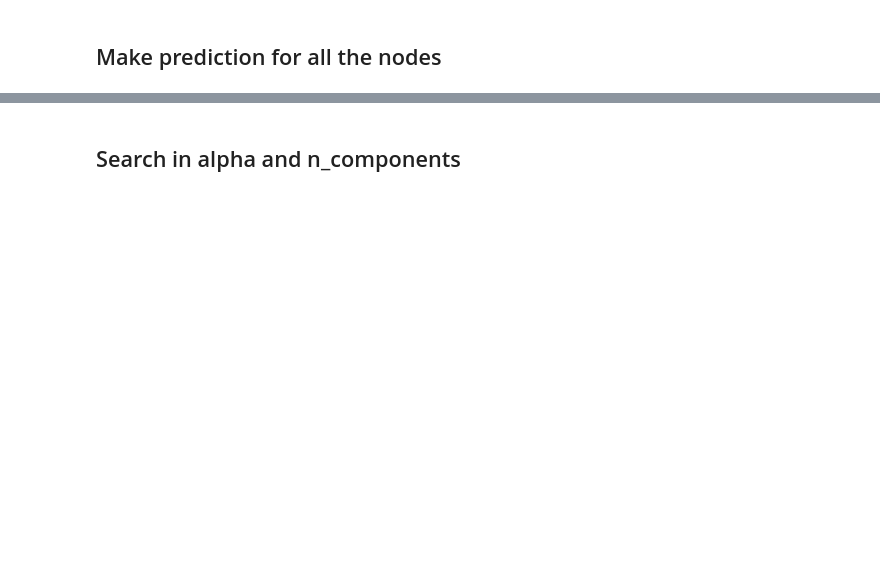
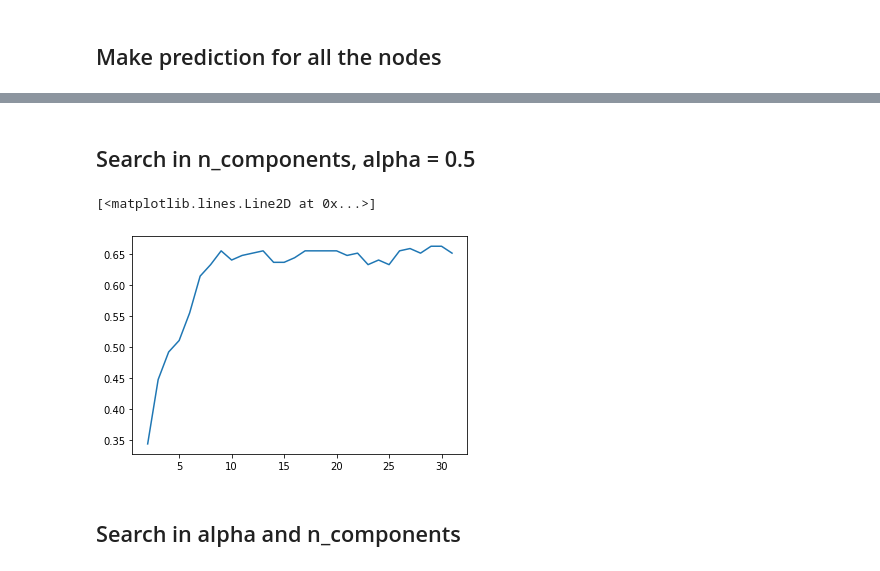
Before and after one commit to zeou1/graspy, a Jupyter notebook: docs/tutorials/embedding/CASConCORA.ipynb, the cells around one changed output, grey strips where cells are left out. Saved outputs shown, nothing was run; the diff lists cells and outputs as text; code cells hidden in the pictures; blank space fills up the shorter version.

```diff
--- a/docs/tutorials/embedding/CASConCORA.ipynb
+++ b/docs/tutorials/embedding/CASConCORA.ipynb
@@ -137,3 +218,33 @@ array(['Case_Based', 'Genetic_Algorithms', 'Neural_Networks',
+# %% [markdown]
+## Search in n_components, alpha = 0.5
+# %%
+M = 1
+N = 30
+a_range = np.geomspace(10e-5, 1, num=M)
+components_range = range(2, N+2)
+test_loss = np.zeros((N, 1))
+test_acc = np.zeros((N, 1))
+
+for n, j in zip(components_range, range(0, N)):
+    case = CASE(alpha=0.5, assortative=True, n_components=n)
+    latents = case.fit_transform((A, Y))
+    train_data = latents[train_subjects.index.values, :]
+    test_data = latents[test_subjects.index.values, :]
+    model = Sequential(
+        layers.Dense(units=train_targets.shape[1], activation="softmax")
+    )
+    model.compile(
+        optimizer=optimizers.Adam(lr=0.03),
+        loss=losses.categorical_crossentropy,
+        metrics=["acc"],
+    )
+    model.fit(train_data, train_targets, epochs=50, verbose=0)
+    test_loss[j, 0], test_acc[j, 0] = model.evaluate(test_data,  test_targets, verbose=0)
+
+plt.plot(components_range, test_acc)
+# %% [output]
+[<matplotlib.lines.Line2D at 0x...>]
+[figure, added]
 # %% [markdown]
 ## Search in alpha and n_components
 # %%
```
Also changed, not shown: parts of 21 cells of this notebook.
